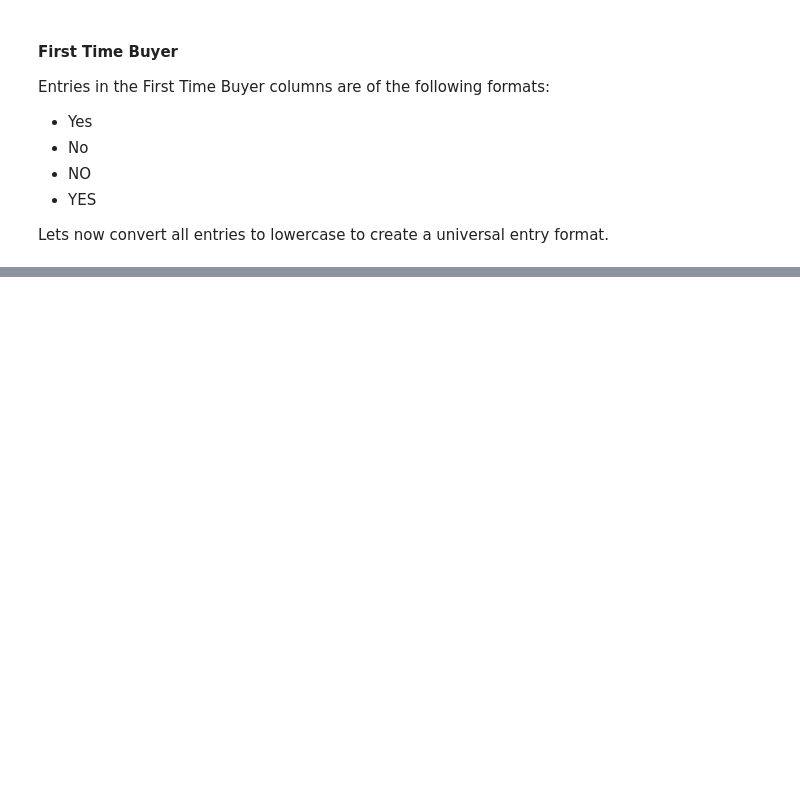
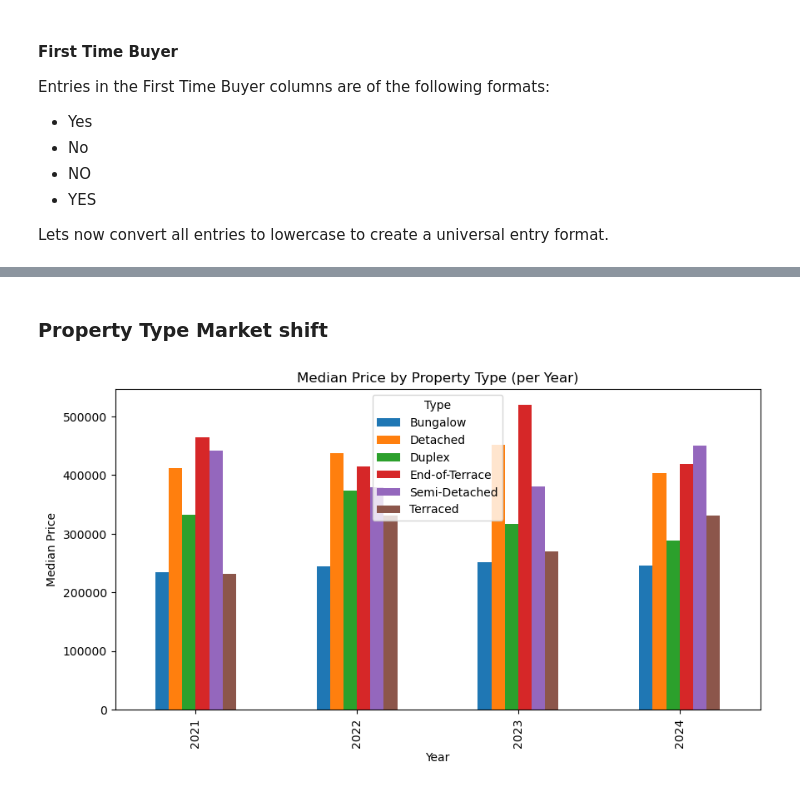
Before and after one commit to frederick2003/Property-Sales-Data-Analysis, a Jupyter notebook: Analysis.ipynb, the cells around one changed output, grey strips where cells are left out. Cells and saved outputs as stored; diff of their text form; code cells hidden in the pictures; blank space fills up the shorter version.

```diff
--- a/Analysis.ipynb
+++ b/Analysis.ipynb
@@ -220,0 +363,9 @@ df_2024["First Time Buyer"] = df_2024["First Time Buyer"].str.lower().str.strip(
+# %% [markdown]
+### Property Type Market shift
+# %%
+master_df.groupby(["Year", "Type"])["Sale Price"].median().unstack().plot(kind="bar", figsize=(10,5))
+plt.title("Median Price by Property Type (per Year)")
+plt.ylabel("Median Price")
+plt.show()
+# %% [output]
+[figure, added]
```
Also changed, not shown: parts of 44 cells of this notebook, 9 other files.
